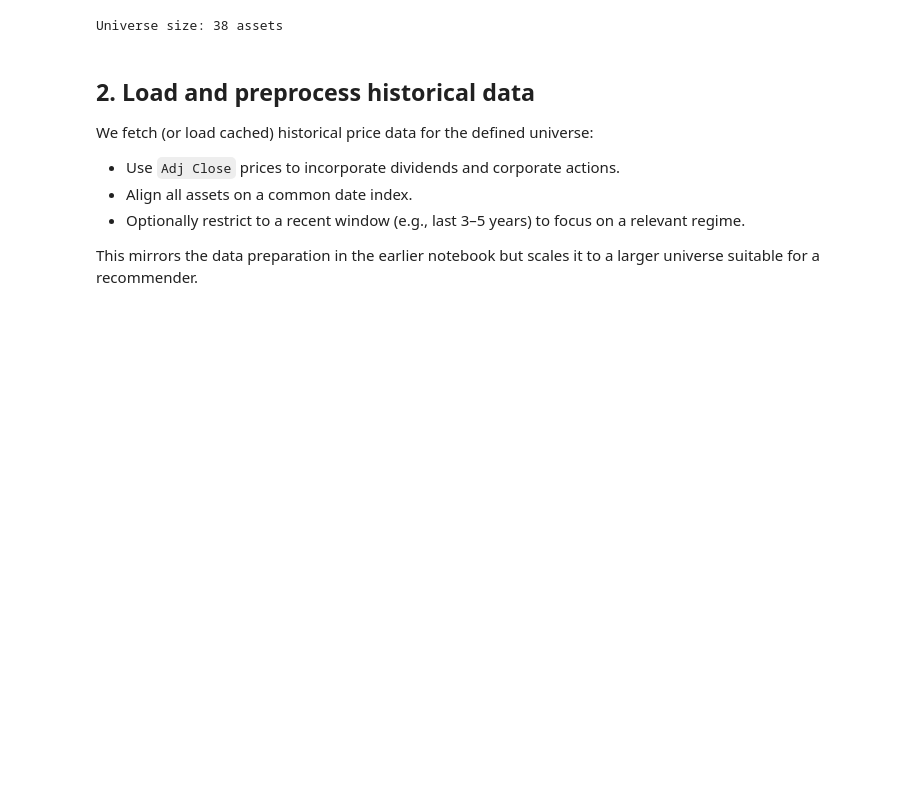
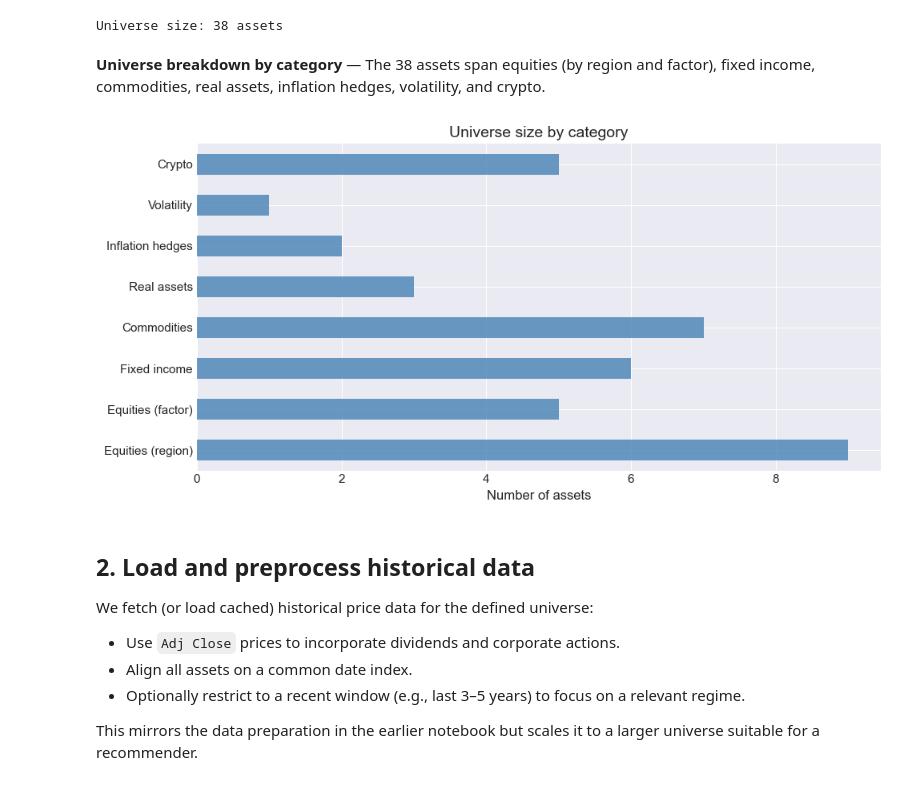
Before and after one commit to LAIN-21/dalio_uncorrelated_returns, a Jupyter notebook: portfolio_creator.ipynb, the cells around one changed output. Saved outputs shown, nothing was run; the diff lists cells and outputs as text; code cells hidden in the pictures; blank space fills up the shorter version.

Commit message:
feat: Added visualizations for video aesthetics

```diff
--- a/portfolio_creator.ipynb
+++ b/portfolio_creator.ipynb
@@ -124,6 +124,30 @@ universe = [
 print(f"Universe size: {len(universe)} assets")
 # %% [output]
 Universe size: 38 assets
+# %% [markdown]
+**Universe breakdown by category** — The 38 assets span equities (by region and factor), fixed income, commodities, real assets, inflation hedges, volatility, and crypto.
+# %%
+# Category counts for universe breakdown (matches research/asset_categories.md)
+universe_categories = {
+    "Equities (region)": 9,
+    "Equities (factor)": 5,
+    "Fixed income": 6,
+    "Commodities": 7,
+    "Real assets": 3,
+    "Inflation hedges": 2,
+    "Volatility": 1,
+    "Crypto": 5,
+}
+cats = pd.Series(universe_categories)
+fig, ax = plt.subplots(figsize=(10, 5))
+cats.plot(kind="barh", ax=ax, color="steelblue", alpha=0.8)
+ax.set_title("Universe size by category", fontsize=14)
+ax.set_xlabel("Number of assets", fontsize=12)
+ax.tick_params(labelsize=11)
+plt.tight_layout()
+plt.show()
+# %% [output]
+[figure, added]
 # %% [markdown]
 ## 2. Load and preprocess historical data
 
```
Also changed, not shown: parts of 16 cells of this notebook.
